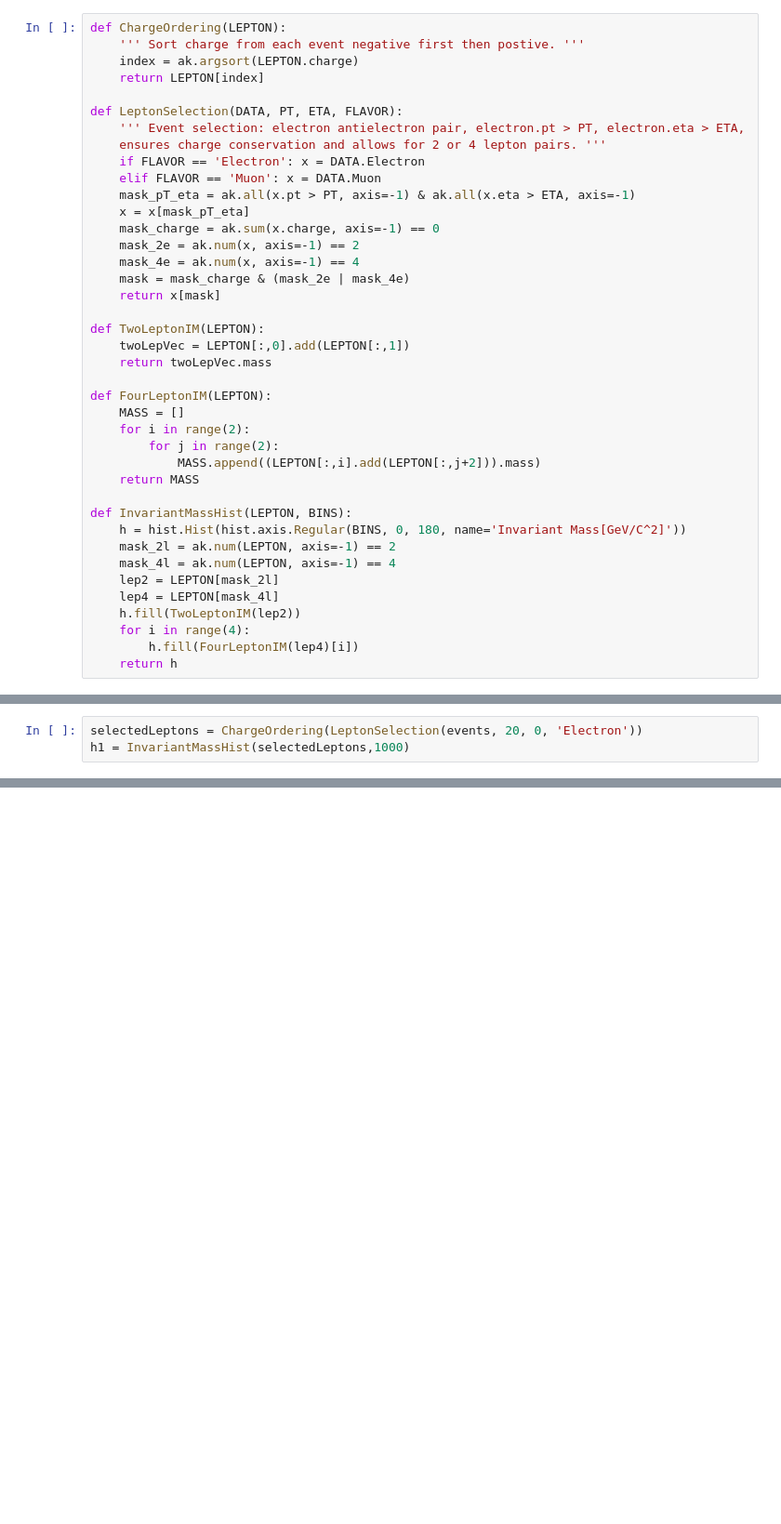
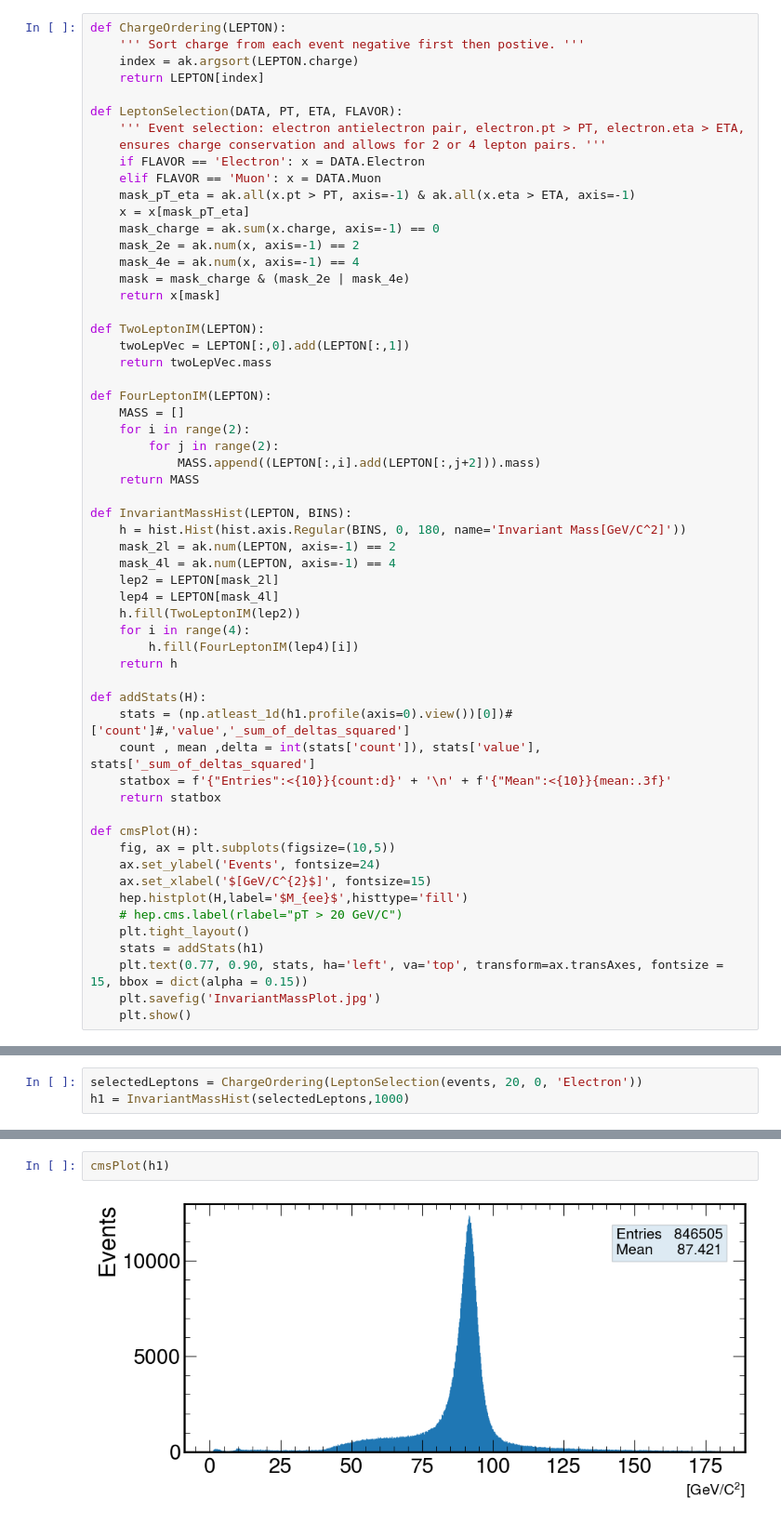
Before and after one commit to JOTELLECHEA/CoffeaCasa-HEP-Analysis, a Jupyter notebook: Analysis/ZBosonInvariantMass.ipynb, the cells around one changed output, grey strips where cells are left out. Shown: that part at 93% size. Saved outputs shown, nothing was run; the diff lists cells and outputs as text; blank space fills up the shorter version.

Commit message:
fixed legend

```diff
--- a/Analysis/ZBosonInvariantMass.ipynb
+++ b/Analysis/ZBosonInvariantMass.ipynb
@@ -49,4 +49,22 @@ def InvariantMassHist(LEPTON, BINS):
     for i in range(4):
         h.fill(FourLeptonIM(lep4)[i])
     return h
+
+def addStats(H):
+    stats = (np.atleast_1d(h1.profile(axis=0).view())[0])#['count']#,'value','_sum_of_deltas_squared']
+    count , mean ,delta = int(stats['count']), stats['value'], stats['_sum_of_deltas_squared']
+    statbox = f'{"Entries":<{10}}{count:d}' + '\n' + f'{"Mean":<{10}}{mean:.3f}'
+    return statbox
+
+def cmsPlot(H):
+    fig, ax = plt.subplots(figsize=(10,5))
+    ax.set_ylabel('Events', fontsize=24)
+    ax.set_xlabel('$[GeV/C^{2}$]', fontsize=15)
+    hep.histplot(H,label='$M_{ee}$',histtype='fill')
+    # hep.cms.label(rlabel="pT > 20 GeV/C")
+    plt.tight_layout()
+    stats = addStats(h1)
+    plt.text(0.77, 0.90, stats, ha='left', va='top', transform=ax.transAxes, fontsize = 15, bbox = dict(alpha = 0.15))
+    plt.savefig('InvariantMassPlot.jpg')
+    plt.show()
 # %%
@@ -71,0 +79,4 @@ plt.show()
+# %%
+cmsPlot(h1)
+# %% [output]
+[figure, added]
```
Also changed, not shown: parts of 3 cells of this notebook.
